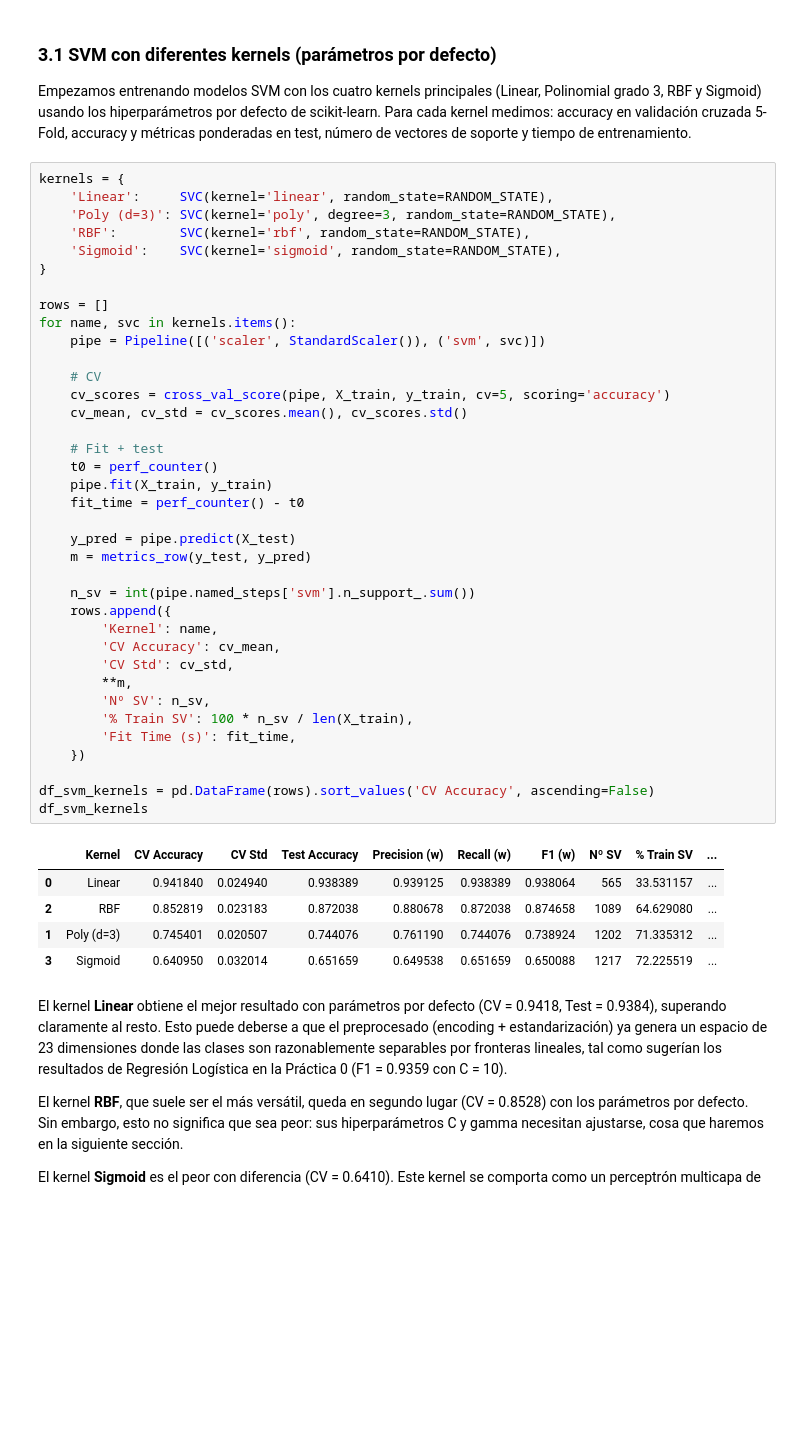
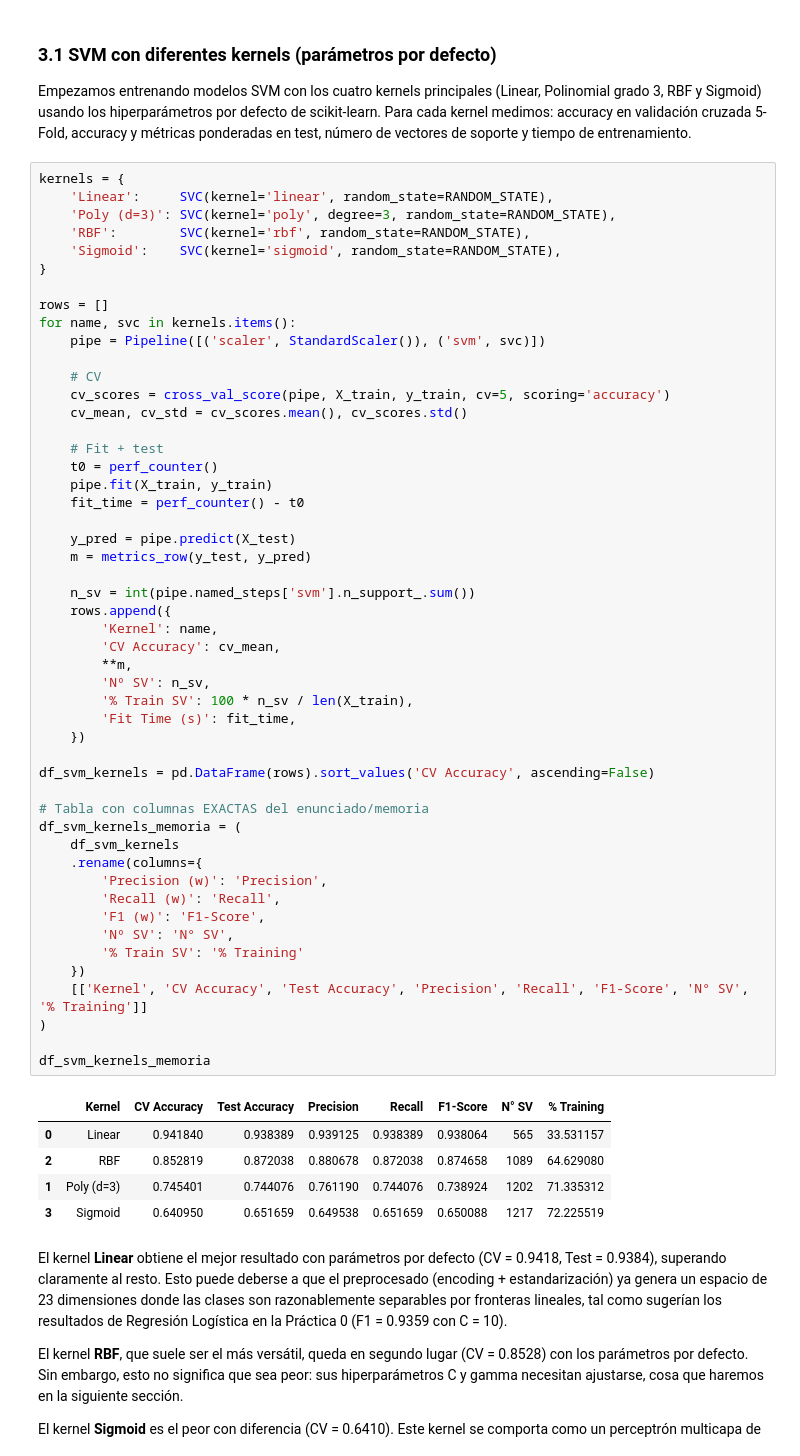
Before and after one commit to JBLOZ/IA, a Jupyter notebook: 3erAnyo/2doCuatri/aprendizaje_avanzado/practicas/practica_1/notebook1.ipynb, the cells around one changed output. Cells and saved outputs as stored; diff of their text form; blank space fills up the shorter version.

```diff
--- a/3erAnyo/2doCuatri/aprendizaje_avanzado/practicas/practica_1/notebook1.ipynb
+++ b/3erAnyo/2doCuatri/aprendizaje_avanzado/practicas/practica_1/notebook1.ipynb
@@ -230,40 +227,53 @@ kernels = {
 }
 
 rows = []
 for name, svc in kernels.items():
     pipe = Pipeline([('scaler', StandardScaler()), ('svm', svc)])
 
     # CV
     cv_scores = cross_val_score(pipe, X_train, y_train, cv=5, scoring='accuracy')
     cv_mean, cv_std = cv_scores.mean(), cv_scores.std()
 
     # Fit + test
     t0 = perf_counter()
     pipe.fit(X_train, y_train)
     fit_time = perf_counter() - t0
 
     y_pred = pipe.predict(X_test)
     m = metrics_row(y_test, y_pred)
 
     n_sv = int(pipe.named_steps['svm'].n_support_.sum())
     rows.append({
         'Kernel': name,
         'CV Accuracy': cv_mean,
-        'CV Std': cv_std,
         **m,
         'Nº SV': n_sv,
         '% Train SV': 100 * n_sv / len(X_train),
         'Fit Time (s)': fit_time,
     })
 
 df_svm_kernels = pd.DataFrame(rows).sort_values('CV Accuracy', ascending=False)
-df_svm_kernels
+
+# Tabla con columnas EXACTAS del enunciado/memoria
+df_svm_kernels_memoria = (
+    df_svm_kernels
+    .rename(columns={
+        'Precision (w)': 'Precision',
+        'Recall (w)': 'Recall',
+        'F1 (w)': 'F1-Score',
+        'Nº SV': 'N° SV',
+        '% Train SV': '% Training'
+    })
+    [['Kernel', 'CV Accuracy', 'Test Accuracy', 'Precision', 'Recall', 'F1-Score', 'N° SV', '% Training']]
+)
+
+df_svm_kernels_memoria
 # %% [output]
-|  | Kernel | CV Accuracy | CV Std | Test Accuracy | Precision (w) | Recall (w) | F1 (w) | Nº SV | % Train SV | ... |
-| 0 | Linear | 0.941840 | 0.024940 | 0.938389 | 0.939125 | 0.938389 | 0.938064 | 565 | 33.531157 | ... |
-| 2 | RBF | 0.852819 | 0.023183 | 0.872038 | 0.880678 | 0.872038 | 0.874658 | 1089 | 64.629080 | ... |
-| 1 | Poly (d=3) | 0.745401 | 0.020507 | 0.744076 | 0.761190 | 0.744076 | 0.738924 | 1202 | 71.335312 | ... |
-| 3 | Sigmoid | 0.640950 | 0.032014 | 0.651659 | 0.649538 | 0.651659 | 0.650088 | 1217 | 72.225519 | ... |
+|  | Kernel | CV Accuracy | Test Accuracy | Precision | Recall | F1-Score | N° SV | % Training |
+| 0 | Linear | 0.941840 | 0.938389 | 0.939125 | 0.938389 | 0.938064 | 565 | 33.531157 |
+| 2 | RBF | 0.852819 | 0.872038 | 0.880678 | 0.872038 | 0.874658 | 1089 | 64.629080 |
+| 1 | Poly (d=3) | 0.745401 | 0.744076 | 0.761190 | 0.744076 | 0.738924 | 1202 | 71.335312 |
+| 3 | Sigmoid | 0.640950 | 0.651659 | 0.649538 | 0.651659 | 0.650088 | 1217 | 72.225519 |
 # %% [markdown]
 El kernel **Linear** obtiene el mejor resultado con parámetros por defecto (CV = 0.9418, Test = 0.9384), superando claramente al resto. Esto puede deberse a que el preprocesado (encoding + estandarización) ya genera un espacio de 23 dimensiones donde las clases son razonablemente separables por fronteras lineales, tal como sugerían los resultados de Regresión Logística en la Práctica 0 (F1 = 0.9359 con C = 10).
 
```
Also changed, not shown: parts of 53 cells of this notebook, 34 other files.
